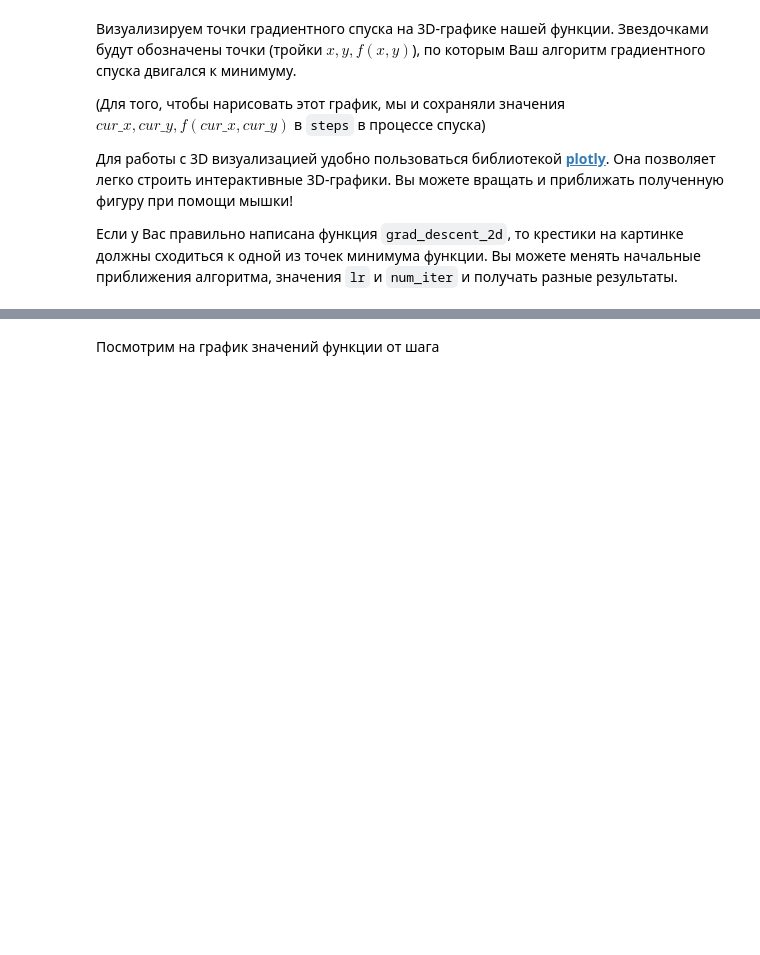
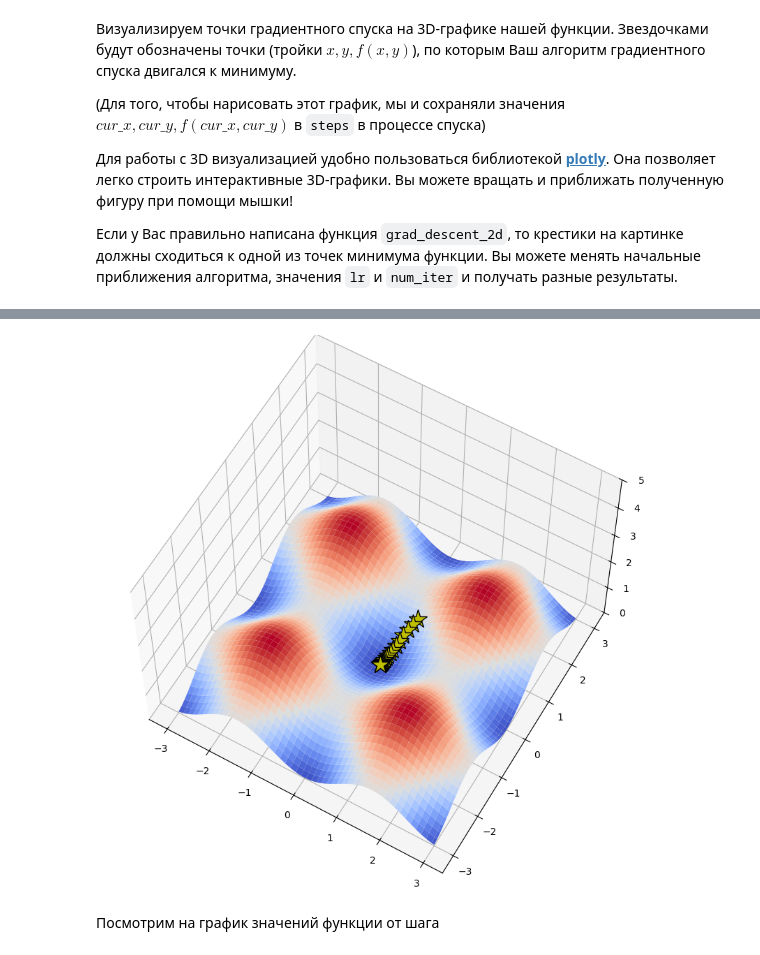
Before and after one commit to vrilphoton/DLS_Fall_25_1st_semester, a Jupyter notebook: hw_2_linear_models.ipynb, the cells around one changed output, grey strips where cells are left out. Saved outputs shown, nothing was run; the diff lists cells and outputs as text; code cells hidden in the pictures; blank space fills up the shorter version.

```diff
--- a/hw_2_linear_models.ipynb
+++ b/hw_2_linear_models.ipynb
@@ -79,7 +77,7 @@ def grad_f(r):
     :param r: np.array[2]: float вектор длины 2
     :return: np.array[2]: float вектор длины 2
     """
-    return # YOUR CODE
+    return np.sin(2 * r)
 # %%
 # Проверим, что градиент принимает вектор из двух чисел и выдает на этой точке верное значение
 assert np.allclose(grad_f(np.array([1, 2])),
@@ -109,7 +107,7 @@ def grad_descent_2d(f, grad_f, lr, num_iter=100, r0=None):
         history.append(entry)
 
         # curr_r - текущие значения аргумента в процессе градиентного спуска
-        curr_r -= # YOUR CODE. Не забудьте про lr!
+        curr_r -= lr * grad_f(curr_r)
 
     return np.vstack(history)
 # %% [markdown]
@@ -171,32 +192,34 @@ fig.show();
 # %%
 # %matplotlib osx
 
 from mpl_toolkits.mplot3d import Axes3D
 import matplotlib.pyplot as plt
 from matplotlib import cm
 import numpy as np
 
 path = []
 
 X, Y = np.meshgrid(np.linspace(-3, 3, 100), np.linspace(-3, 3, 100))
 
 fig = plt.figure(figsize=(16, 10))
-ax = fig.gca(projection='3d')
+ax = fig.add_subplot(111, projection='3d')
 
 zs = np.array([f(np.array([x,y]))
               for x, y in zip(np.ravel(X), np.ravel(Y))])
 Z = zs.reshape(X.shape)
 
 
 ax.plot_surface(X, Y, Z, cmap=cm.coolwarm, zorder=2)
 
 ax.plot(xs=steps[:, 0], ys=steps[:, 1], zs=steps[:, 2],
         marker='*', markersize=20, zorder=3,
         markerfacecolor='y', lw=3, c='black')
 
 ax.set_zlim(0, 5)
 ax.view_init(elev=60)
 plt.show()
+# %% [output]
+[figure, added]
 # %% [markdown]
 Посмотрим на график значений функции от шага
 # %%
```
Also changed, not shown: parts of 5 cells of this notebook.
